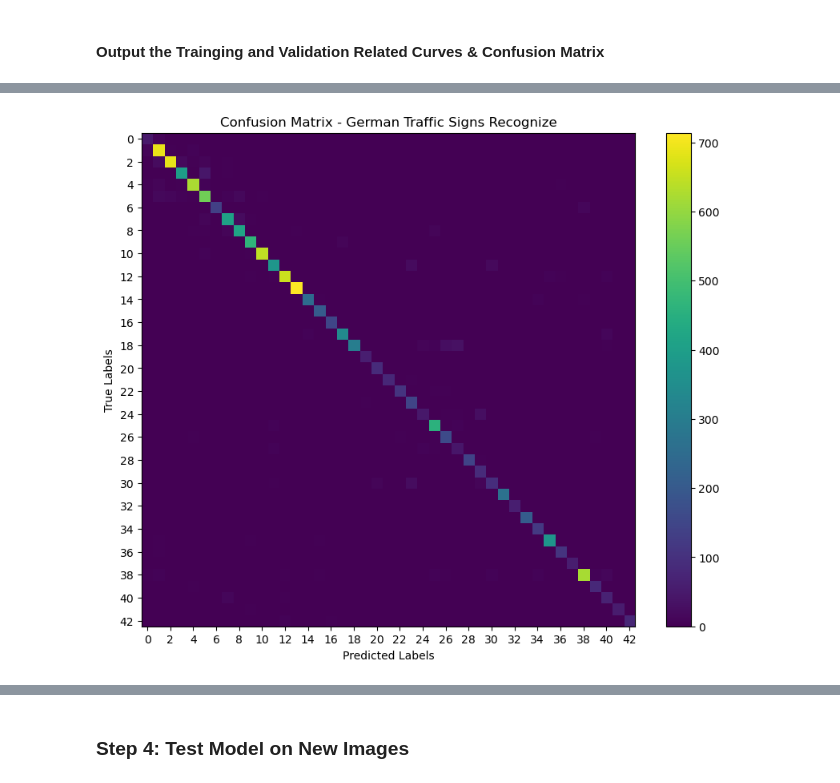
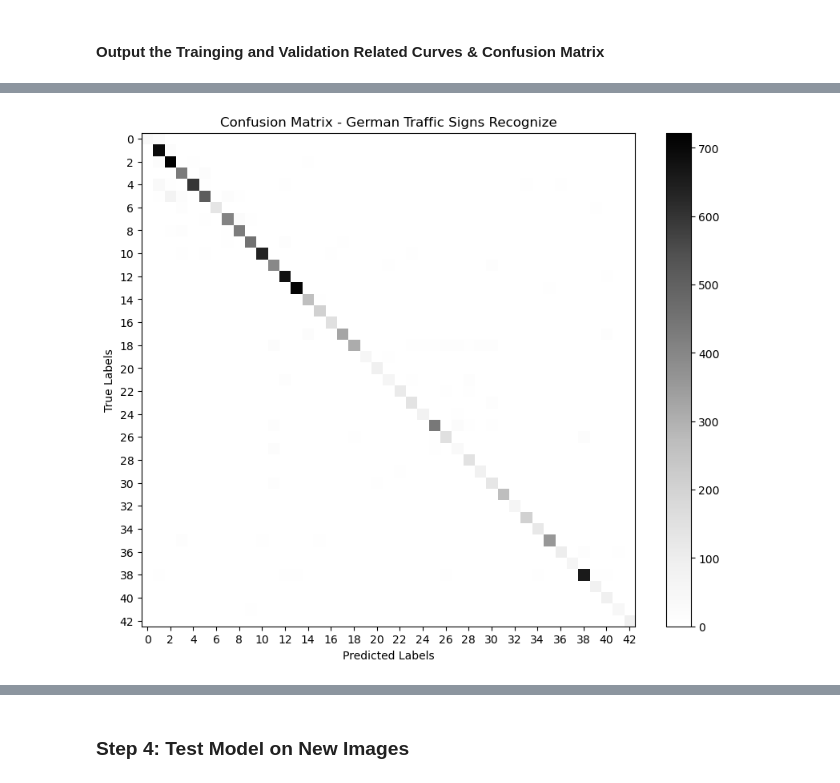
Before and after one commit to urbao/autonomous-driving, a Jupyter notebook: HW3/Traffic-Signs-Classifier.ipynb, the cells around one changed output, grey strips where cells are left out. Saved outputs shown, nothing was run; the diff lists cells and outputs as text; code cells hidden in the pictures.

Commit message:
Update ipynb and docx file to latest version - docx: finished model built part and diff optimizers discussion - ipynb: need to find some other way to increase the testing accuracy

```diff
--- a/HW3/Traffic-Signs-Classifier.ipynb
+++ b/HW3/Traffic-Signs-Classifier.ipynb
@@ -338,14 +353,22 @@ _________________________________________________________________
 #### Training Model and Evaluation
 # %%
 # setup Early-Stopping criteria
-from keras.callbacks import EarlyStopping
+from keras.callbacks import EarlyStopping, ReduceLROnPlateau
 early_stopping = EarlyStopping(monitor='val_loss', patience=3, restore_best_weights=True)
+lr_scheduler = ReduceLROnPlateau(factor=0.1, patience=3)
+
+# import different optimizers
+from keras.optimizers import Adam, Adagrad, RMSprop, SGD
+optimizer_Adam=Adam(learning_rate=0.001, beta_1=0.9, beta_2=0.999, epsilon=1e-07)
+optimizer_RMSProp = RMSprop(learning_rate=0.01, rho=0.9, momentum=0.0, epsilon=1e-07, centered=False)
+# optimizer_Adagrad = Adagrad(learning_rate=0.01, initial_accumulator_value=0.1, epsilon=1e-07)
+optimizer_SGD = SGD(learning_rate=0.01, momentum=0.9, decay=1e-6, nesterov=False)
 
 # specify optimizer, loss function and metric
-model.compile(optimizer='adam', loss='sparse_categorical_crossentropy', metrics=['accuracy'])
-
+model.compile(optimizer=optimizer_Adam, loss='sparse_categorical_crossentropy', metrics=['accuracy'])
 # start training with specified batch_size and epochs
 batch_size=128
-epochs=100
+epochs=200
+
 LeNet5=model.fit(x_train, y_train, batch_size=batch_size, epochs=epochs, validation_data=(x_valid, y_valid), callbacks=[early_stopping])
 # %% [output]
@@ -384,12 +415,12 @@ plt.show()
 # %%
 # show the confusion matrix
-from sklearn.metrics import confusion_matrix, ConfusionMatrixDisplay
+from sklearn.metrics import confusion_matrix
 
 y_pred=model.predict(x_test)
 y_pred_labels = np.argmax(y_pred, axis=1)
 cm=confusion_matrix(y_test, y_pred_labels)
 plt.figure(figsize=(10,8))
-plt.imshow(cm, cmap='viridis', interpolation='nearest')
+plt.imshow(cm, cmap='Greys', interpolation='nearest')
 plt.colorbar()
 plt.title('Confusion Matrix - German Traffic Signs Recognize')
 plt.xlabel('Predicted Labels')
@@ -402 +432 @@ plt.show()
-[figure, old version]
+[figure, new version]
```
Also changed, not shown: parts of 11 cells of this notebook, 1 other file.
